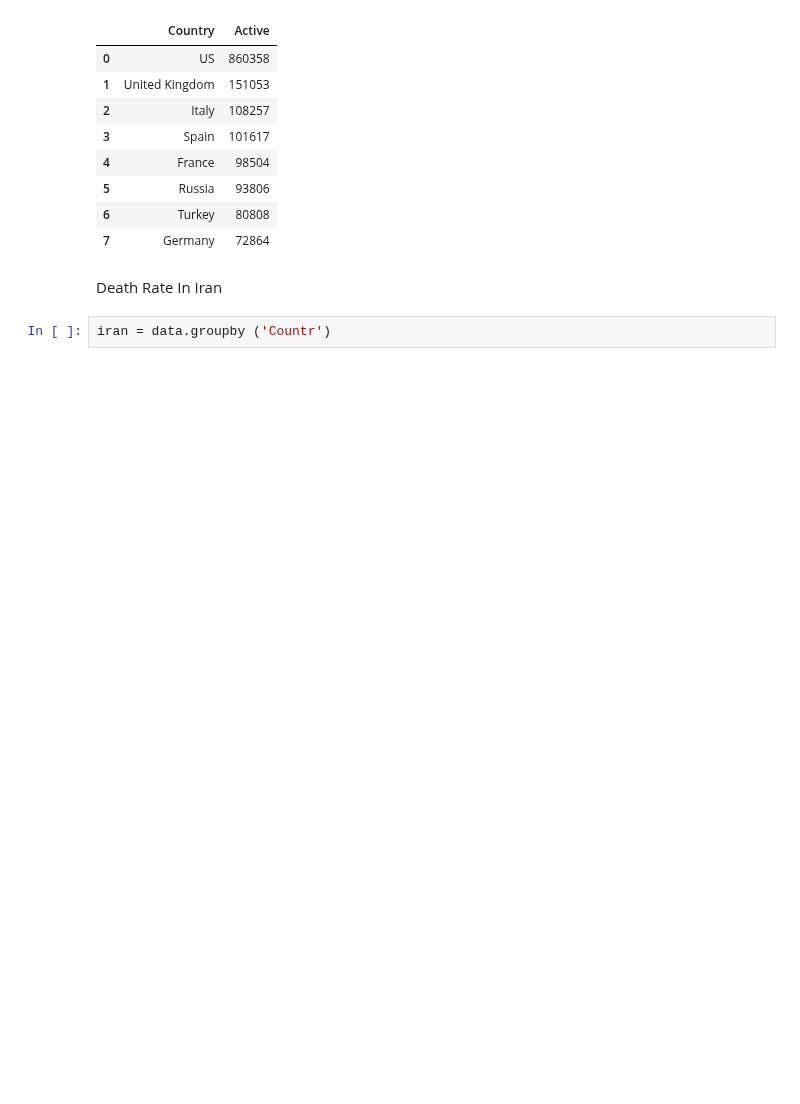
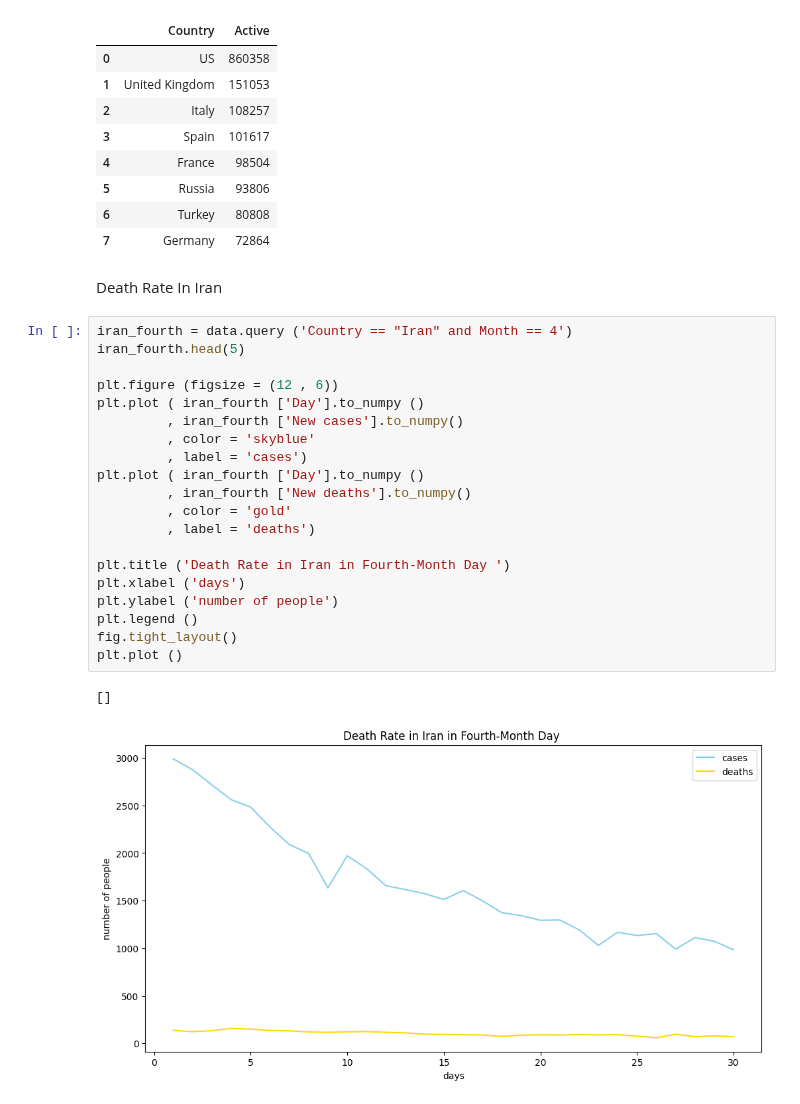
Before and after one commit to TaRa1999R/Data_Science, a Jupyter notebook: assignment39/2_covid_19.ipynb, the cells around one changed output. Drawn from its saved outputs; the diff is of its cells as text; blank space fills up the shorter version.

Commit message:
Data_Science

```diff
--- a/assignment39/2_covid_19.ipynb
+++ b/assignment39/2_covid_19.ipynb
@@ -53,5 +53,26 @@ plt.table ()
 | 7 | Germany | 72864 |
 # %% [markdown]
 Death Rate In Iran
-# %%
-iran = data.groupby ('Countr')
+# %%
+iran_fourth = data.query ('Country == "Iran" and Month == 4')
+iran_fourth.head(5)
+
+plt.figure (figsize = (12 , 6))
+plt.plot ( iran_fourth ['Day'].to_numpy ()
+         , iran_fourth ['New cases'].to_numpy()
+         , color = 'skyblue'
+         , label = 'cases')
+plt.plot ( iran_fourth ['Day'].to_numpy ()
+         , iran_fourth ['New deaths'].to_numpy()
+         , color = 'gold'
+         , label = 'deaths')
+
+plt.title ('Death Rate in Iran in Fourth-Month Day ')
+plt.xlabel ('days')
+plt.ylabel ('number of people')
+plt.legend ()
+fig.tight_layout()
+plt.plot ()
+# %% [output]
+[]
+[figure, added]
```
Also changed, not shown: parts of 2 cells of this notebook, 1 other file.
